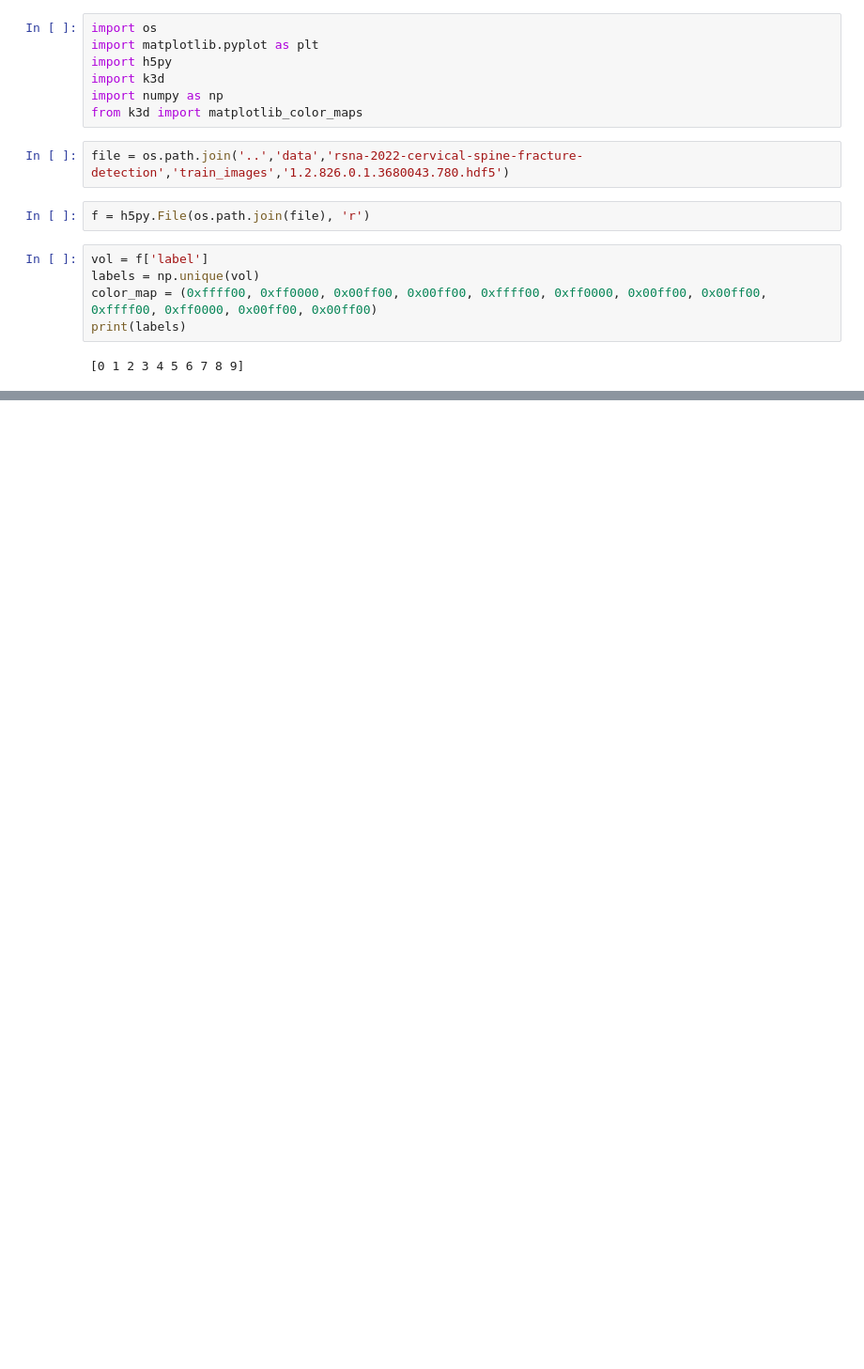
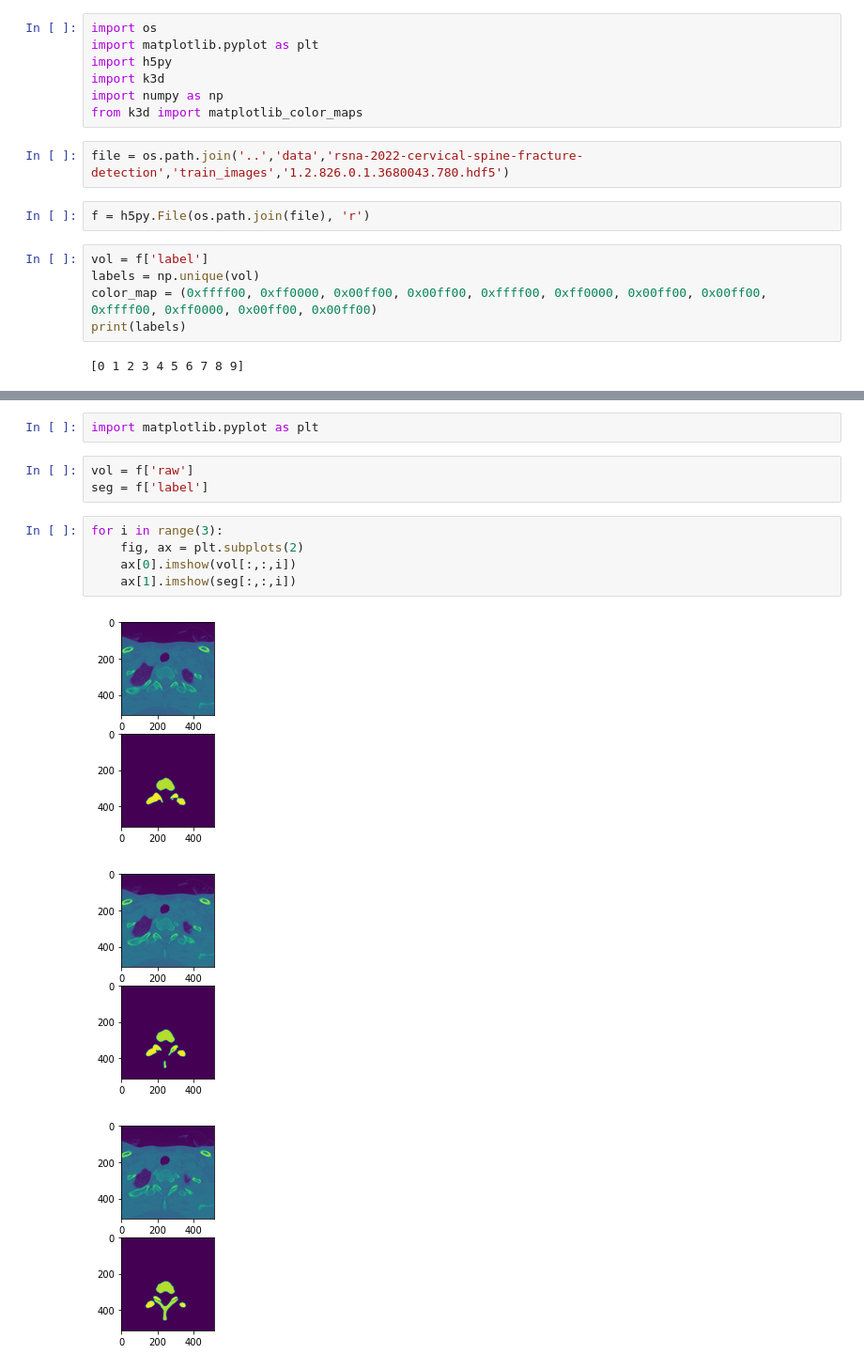
Before and after one commit to choROPeNt/3dseg, a Jupyter notebook: notebooks/show_data_set.ipynb, the cells around one changed output, grey strips where cells are left out. Shown at 94% size. Saved outputs shown, nothing was run; the diff lists cells and outputs as text; blank space fills up the shorter version.

```diff
--- a/notebooks/show_data_set.ipynb
+++ b/notebooks/show_data_set.ipynb
@@ -22,0 +28,14 @@ TraitError: invalid literal for int() with base 10: 'jet'
+# %%
+import matplotlib.pyplot as plt
+# %%
+vol = f['raw']
+seg = f['label']
+# %%
+for i in range(3):
+    fig, ax = plt.subplots(2)
+    ax[0].imshow(vol[:,:,i])
+    ax[1].imshow(seg[:,:,i])
+# %% [output]
+[figure, added]
+[figure, added]
+[figure, added]
```
Also changed, not shown: parts of 2 cells of this notebook.
